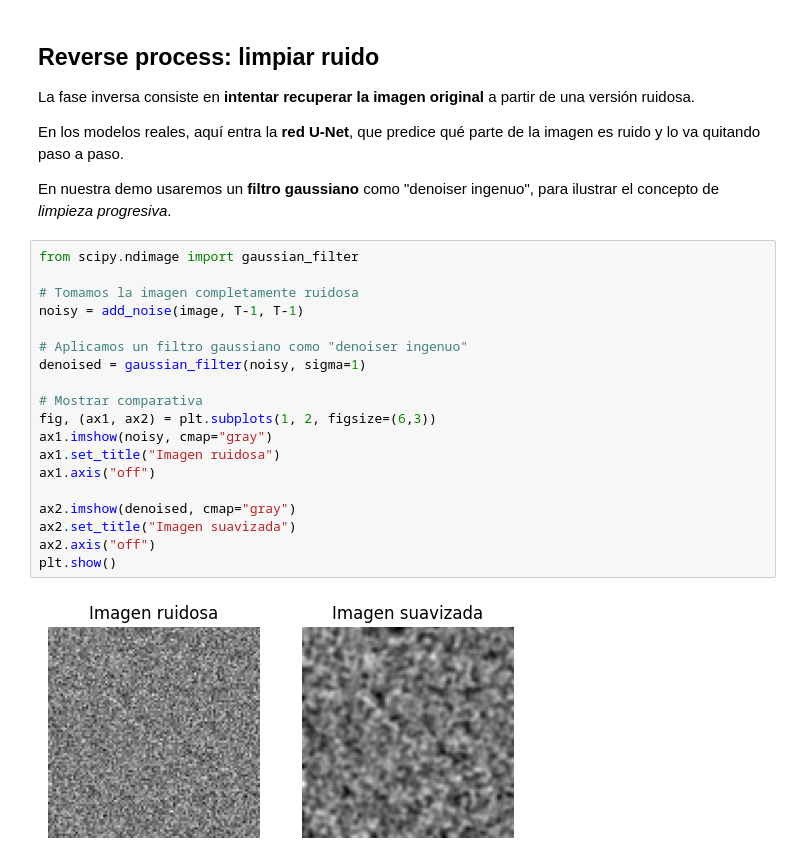
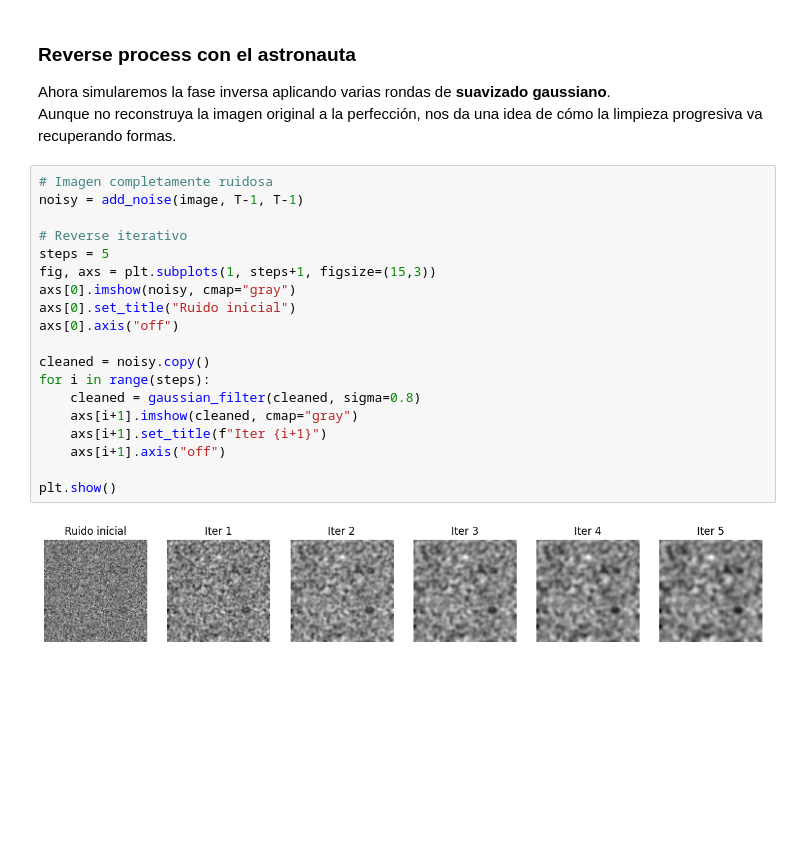
Before and after one commit to merkandez/stable-diffusion, a Jupyter notebook: option1_noise_demo.ipynb, the cells around one changed output. Cells and saved outputs as stored; diff of their text form; blank space fills up the shorter version.

```diff
--- a/option1_noise_demo.ipynb
+++ b/option1_noise_demo.ipynb
@@ -51,31 +47,28 @@ plt.show()
 # %% [output]
 [figure]
 # %% [markdown]
-## Reverse process: limpiar ruido
+### Reverse process con el astronauta
 
-La fase inversa consiste en **intentar recuperar la imagen original** a partir de una versión ruidosa.
-
-En los modelos reales, aquí entra la **red U-Net**, que predice qué parte de la imagen es ruido y lo va quitando paso a paso.
-
-En nuestra demo usaremos un **filtro gaussiano** como "denoiser ingenuo", para ilustrar el concepto de *limpieza progresiva*.
+Ahora simularemos la fase inversa aplicando varias rondas de **suavizado gaussiano**.
+Aunque no reconstruya la imagen original a la perfección, nos da una idea de cómo la limpieza progresiva va recuperando formas.
 # %%
-from scipy.ndimage import gaussian_filter
-
-# Tomamos la imagen completamente ruidosa
+# Imagen completamente ruidosa
 noisy = add_noise(image, T-1, T-1)
 
-# Aplicamos un filtro gaussiano como "denoiser ingenuo"
-denoised = gaussian_filter(noisy, sigma=1)
+# Reverse iterativo
+steps = 5
+fig, axs = plt.subplots(1, steps+1, figsize=(15,3))
+axs[0].imshow(noisy, cmap="gray")
+axs[0].set_title("Ruido inicial")
+axs[0].axis("off")
 
-# Mostrar comparativa
-fig, (ax1, ax2) = plt.subplots(1, 2, figsize=(6,3))
-ax1.imshow(noisy, cmap="gray")
-ax1.set_title("Imagen ruidosa")
-ax1.axis("off")
+cleaned = noisy.copy()
+for i in range(steps):
+    cleaned = gaussian_filter(cleaned, sigma=0.8)
+    axs[i+1].imshow(cleaned, cmap="gray")
+    axs[i+1].set_title(f"Iter {i+1}")
+    axs[i+1].axis("off")
 
-ax2.imshow(denoised, cmap="gray")
-ax2.set_title("Imagen suavizada")
-ax2.axis("off")
 plt.show()
 # %% [output]
-[figure, old version]
+[figure, new version]
```
Also changed, not shown: parts of 10 cells of this notebook, 1 other file.
